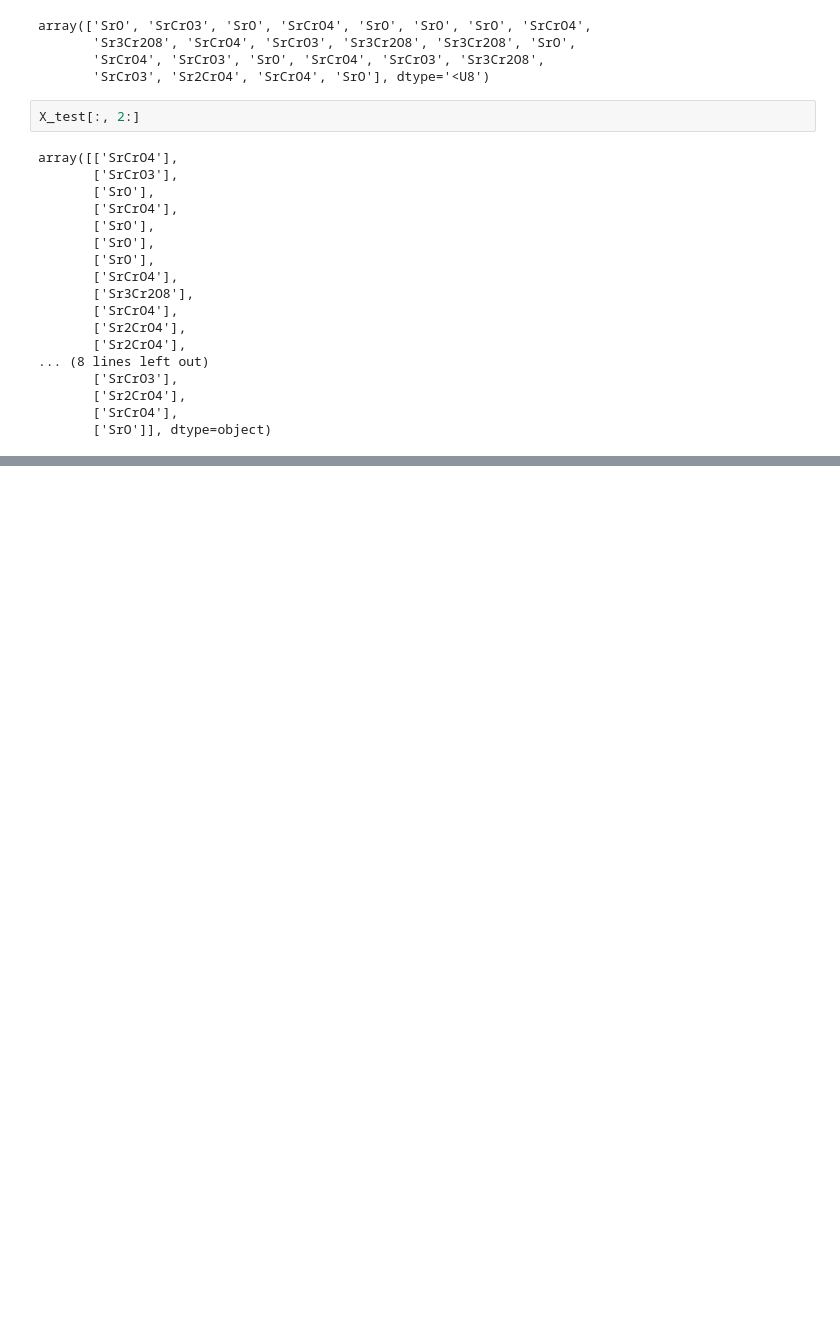
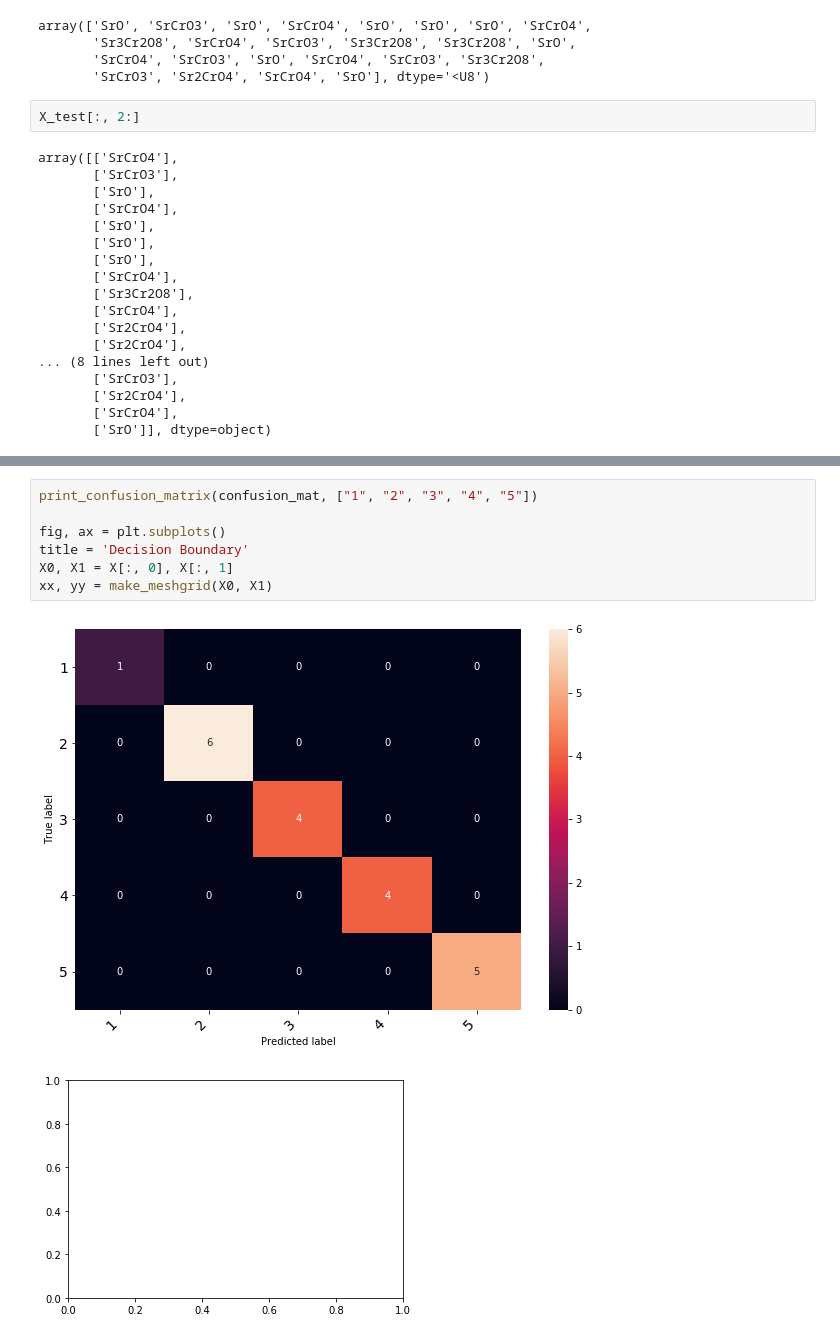
Before and after one commit to boledadian/cammp_7, a Jupyter notebook: P1/Question 1 .ipynb, the cells around one changed output, grey strips where cells are left out. Drawn from its saved outputs; the diff is of its cells as text; blank space fills up the shorter version.

```diff
--- a/P1/Question 1 .ipynb
+++ b/P1/Question 1 .ipynb
@@ -133,0 +234,10 @@ array([['SrCrO4'],
+# %%
+print_confusion_matrix(confusion_mat, ["1", "2", "3", "4", "5"])
+
+fig, ax = plt.subplots()
+title = 'Decision Boundary'
+X0, X1 = X[:, 0], X[:, 1]
+xx, yy = make_meshgrid(X0, X1)
+# %% [output]
+[figure, added]
+[figure, added]
```
Also changed, not shown: parts of 5 cells of this notebook, 3 other files.
